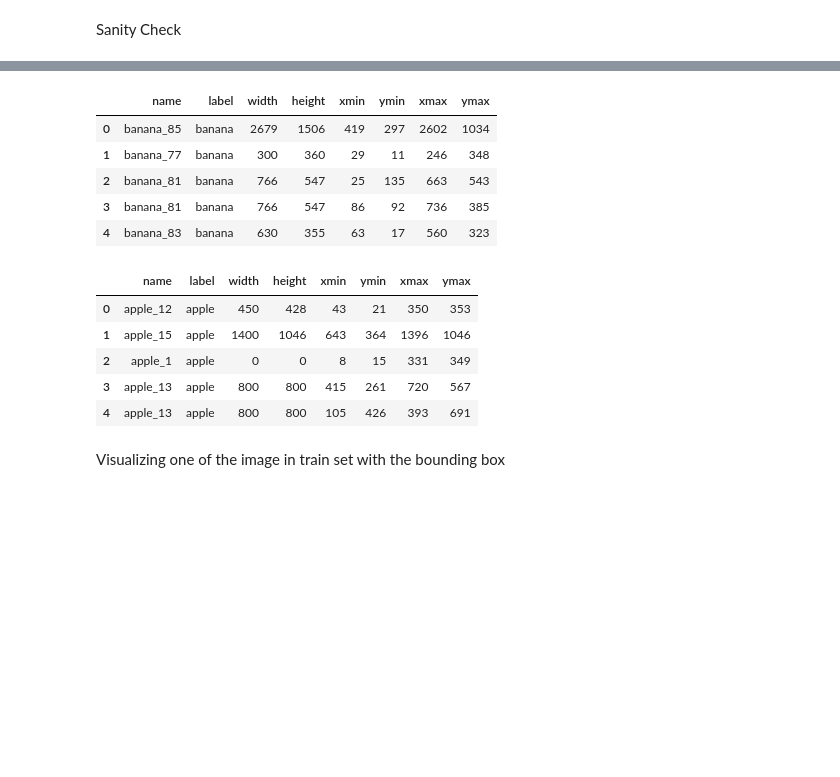
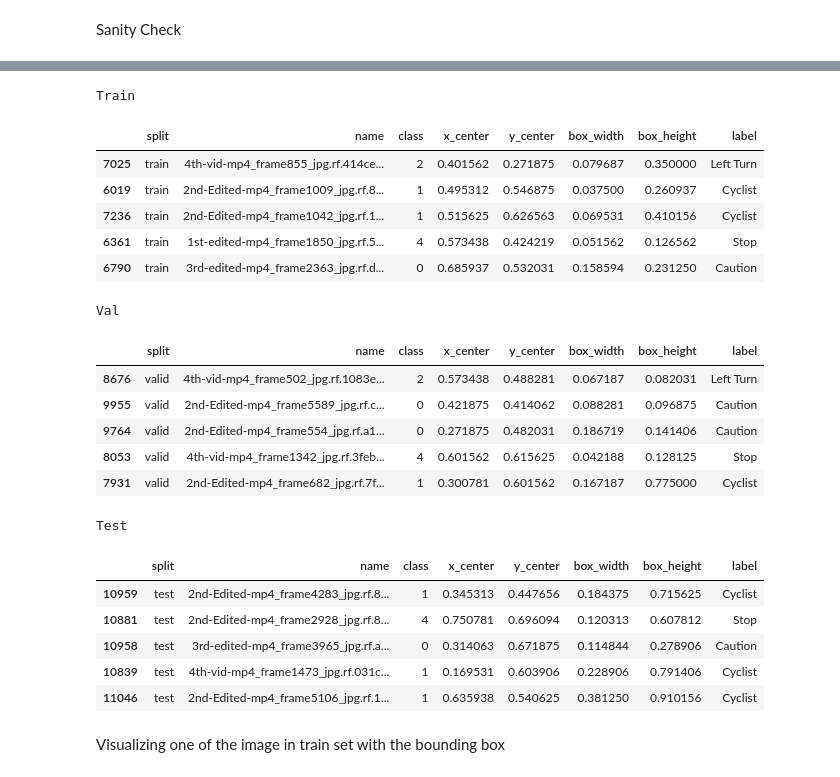
Before and after one commit to RileySchina/Computer-Vision-Project-Hyperparameter, a Jupyter notebook: ComputerVisionProject.ipynb, the cells around one changed output, grey strips where cells are left out. Drawn from its saved outputs; the diff is of its cells as text; code cells hidden in the pictures; blank space fills up the shorter version.

```diff
--- a/ComputerVisionProject.ipynb
+++ b/ComputerVisionProject.ipynb
@@ -236,24 +252,31 @@ print(df[['x_center', 'y_center', 'box_width', 'box_height']].describe())
-# %%
-import pandas as pd
-train_df = pd.DataFrame(df)
-val_df=pd.DataFrame(df2)
-#df1.head()
-val_df.head()
-# %% [output]
-|  | name | label | width | height | xmin | ymin | xmax | ymax |
-| 0 | banana_85 | banana | 2679 | 1506 | 419 | 297 | 2602 | 1034 |
-| 1 | banana_77 | banana | 300 | 360 | 29 | 11 | 246 | 348 |
-| 2 | banana_81 | banana | 766 | 547 | 25 | 135 | 663 | 543 |
-| 3 | banana_81 | banana | 766 | 547 | 86 | 92 | 736 | 385 |
-| 4 | banana_83 | banana | 630 | 355 | 63 | 17 | 560 | 323 |
-# %%
-train_df.head(5)
-# %% [output]
-|  | name | label | width | height | xmin | ymin | xmax | ymax |
-| 0 | apple_12 | apple | 450 | 428 | 43 | 21 | 350 | 353 |
-| 1 | apple_15 | apple | 1400 | 1046 | 643 | 364 | 1396 | 1046 |
-| 2 | apple_1 | apple | 0 | 0 | 8 | 15 | 331 | 349 |
-| 3 | apple_13 | apple | 800 | 800 | 415 | 261 | 720 | 567 |
-| 4 | apple_13 | apple | 800 | 800 | 105 | 426 | 393 | 691 |
+# %%
+print('Train')
+display(df[df['split'] == 'train'].sample(5))
+print('\n\nVal')
+display(df[df['split'] == 'valid'].sample(5))
+print('\n\nTest')
+display(df[df['split'] == 'test'].sample(5))
+# %% [output]
+Train
+|  | split | name | class | x_center | y_center | box_width | box_height | label |
+| 7025 | train | 4th-vid-mp4_frame855_jpg.rf.414ce... | 2 | 0.401562 | 0.271875 | 0.079687 | 0.350000 | Left Turn |
+| 6019 | train | 2nd-Edited-mp4_frame1009_jpg.rf.8... | 1 | 0.495312 | 0.546875 | 0.037500 | 0.260937 | Cyclist |
+| 7236 | train | 2nd-Edited-mp4_frame1042_jpg.rf.1... | 1 | 0.515625 | 0.626563 | 0.069531 | 0.410156 | Cyclist |
+| 6361 | train | 1st-edited-mp4_frame1850_jpg.rf.5... | 4 | 0.573438 | 0.424219 | 0.051562 | 0.126562 | Stop |
+| 6790 | train | 3rd-edited-mp4_frame2363_jpg.rf.d... | 0 | 0.685937 | 0.532031 | 0.158594 | 0.231250 | Caution |
+Val
+|  | split | name | class | x_center | y_center | box_width | box_height | label |
+| 8676 | valid | 4th-vid-mp4_frame502_jpg.rf.1083e... | 2 | 0.573438 | 0.488281 | 0.067187 | 0.082031 | Left Turn |
+| 9955 | valid | 2nd-Edited-mp4_frame5589_jpg.rf.c... | 0 | 0.421875 | 0.414062 | 0.088281 | 0.096875 | Caution |
+| 9764 | valid | 2nd-Edited-mp4_frame554_jpg.rf.a1... | 0 | 0.271875 | 0.482031 | 0.186719 | 0.141406 | Caution |
+| 8053 | valid | 4th-vid-mp4_frame1342_jpg.rf.3feb... | 4 | 0.601562 | 0.615625 | 0.042188 | 0.128125 | Stop |
+| 7931 | valid | 2nd-Edited-mp4_frame682_jpg.rf.7f... | 1 | 0.300781 | 0.601562 | 0.167187 | 0.775000 | Cyclist |
+Test
+|  | split | name | class | x_center | y_center | box_width | box_height | label |
+| 10959 | test | 2nd-Edited-mp4_frame4283_jpg.rf.8... | 1 | 0.345313 | 0.447656 | 0.184375 | 0.715625 | Cyclist |
+| 10881 | test | 2nd-Edited-mp4_frame2928_jpg.rf.8... | 4 | 0.750781 | 0.696094 | 0.120313 | 0.607812 | Stop |
+| 10958 | test | 3rd-edited-mp4_frame3965_jpg.rf.a... | 0 | 0.314063 | 0.671875 | 0.114844 | 0.278906 | Caution |
+| 10839 | test | 4th-vid-mp4_frame1473_jpg.rf.031c... | 1 | 0.169531 | 0.603906 | 0.228906 | 0.791406 | Cyclist |
+| 11046 | test | 2nd-Edited-mp4_frame5106_jpg.rf.1... | 1 | 0.635938 | 0.540625 | 0.381250 | 0.910156 | Cyclist |
 # %% [markdown]
 Visualizing one of the image in train set with the bounding box
```
Also changed, not shown: parts of 4 cells of this notebook.
